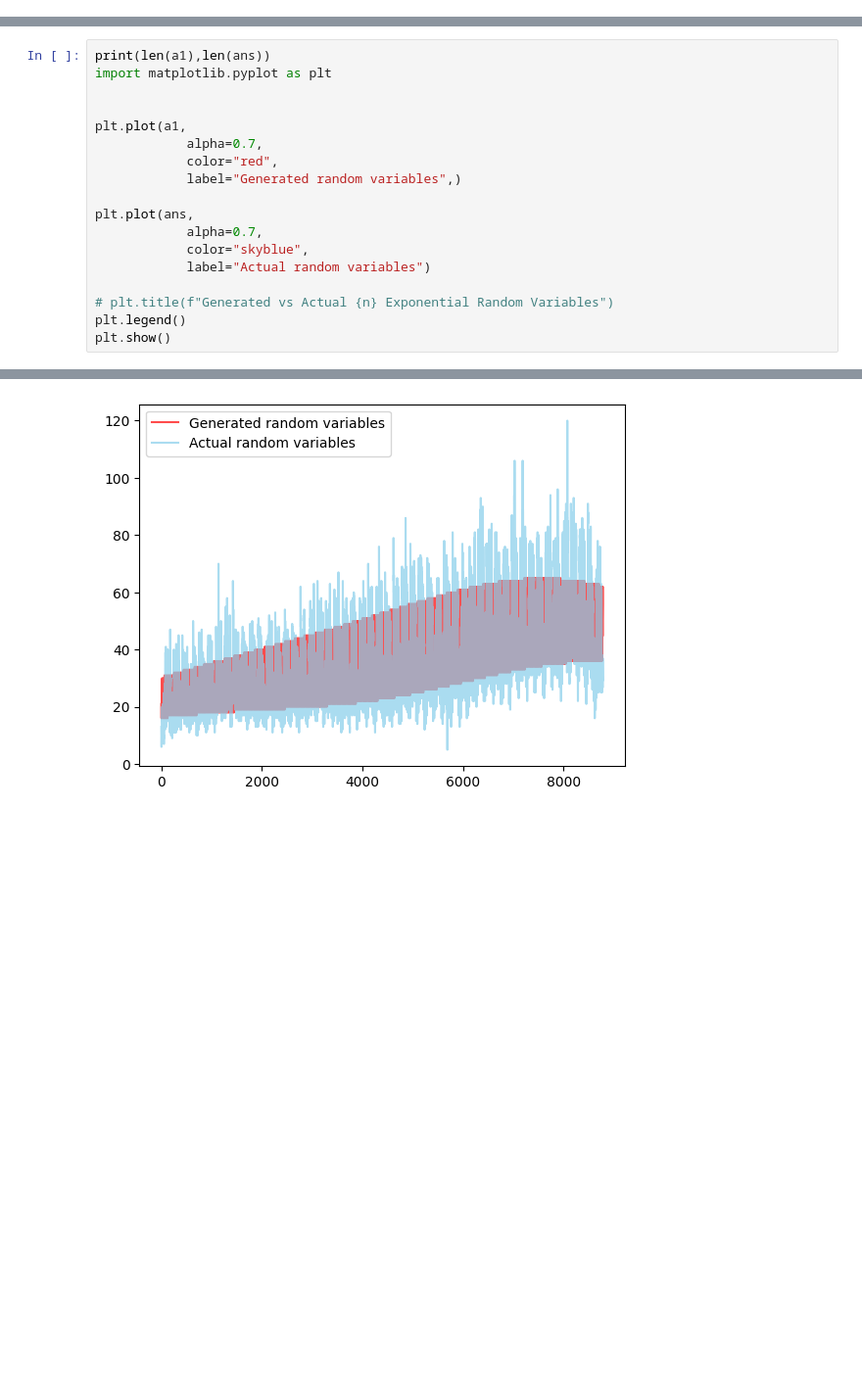
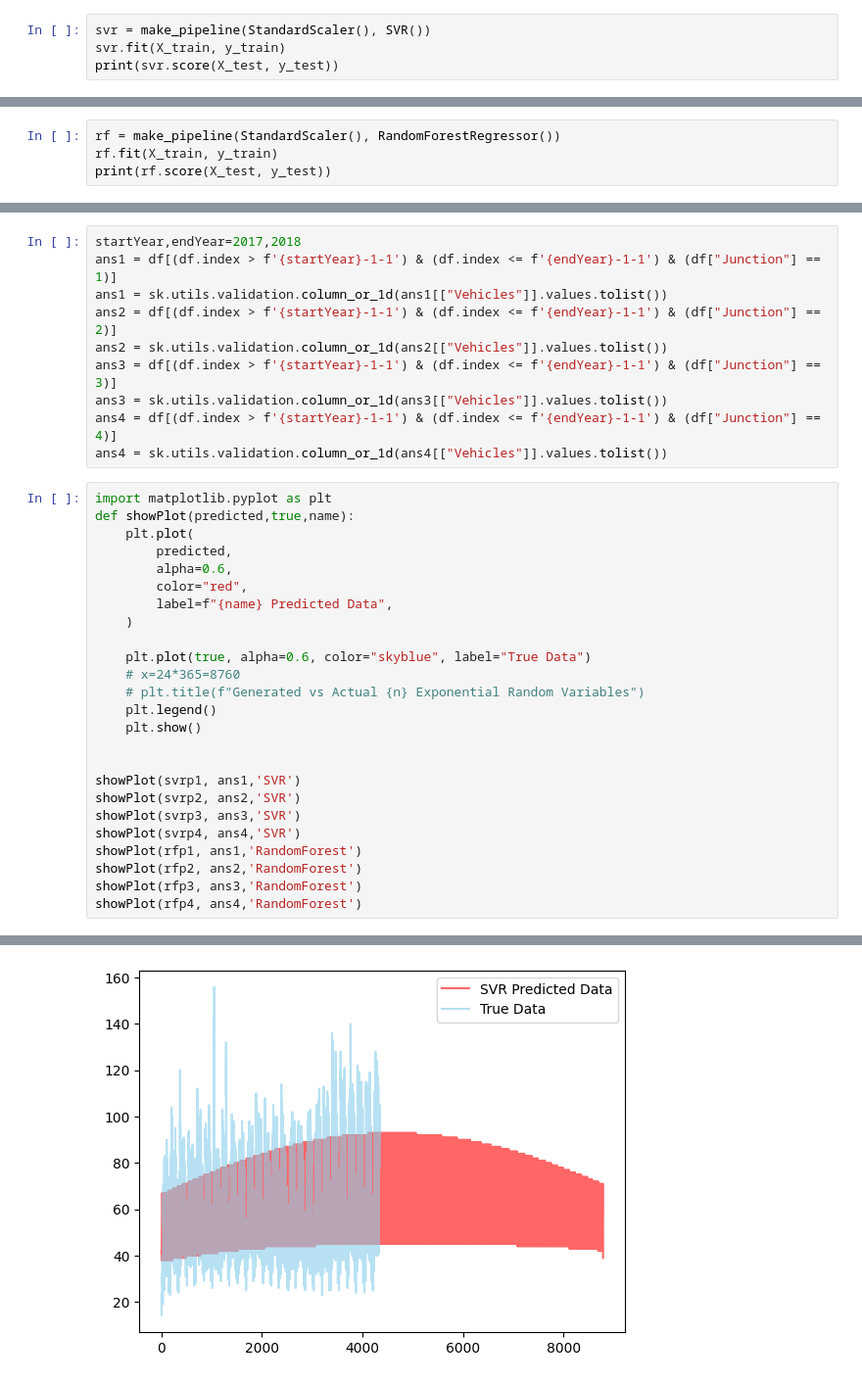
Before and after one commit to mehrshaad/Highway-Traffic-Prediction, a Jupyter notebook: main.ipynb, the cells around one changed output, grey strips where cells are left out. Shown at 98% size. Cells and saved outputs as stored; diff of their text form; blank space fills up the shorter version.

```diff
--- a/main.ipynb
+++ b/main.ipynb
@@ -104,0 +40,4 @@ print(clf.score(X_test, y_test))
+# %%
+svr = make_pipeline(StandardScaler(), SVR())
+svr.fit(X_train, y_train)
+print(svr.score(X_test, y_test))
@@ -104,0 +46,4 @@ print(clf.score(X_test, y_test))
+# %%
+rf = make_pipeline(StandardScaler(), RandomForestRegressor())
+rf.fit(X_train, y_train)
+print(rf.score(X_test, y_test))
@@ -137,19 +98,36 @@ a1 = [round(x) for x in a1]
+# %%
+startYear,endYear=2017,2018
+ans1 = df[(df.index > f'{startYear}-1-1') & (df.index <= f'{endYear}-1-1') & (df["Junction"] == 1)]
+ans1 = sk.utils.validation.column_or_1d(ans1[["Vehicles"]].values.tolist())
+ans2 = df[(df.index > f'{startYear}-1-1') & (df.index <= f'{endYear}-1-1') & (df["Junction"] == 2)]
+ans2 = sk.utils.validation.column_or_1d(ans2[["Vehicles"]].values.tolist())
+ans3 = df[(df.index > f'{startYear}-1-1') & (df.index <= f'{endYear}-1-1') & (df["Junction"] == 3)]
+ans3 = sk.utils.validation.column_or_1d(ans3[["Vehicles"]].values.tolist())
+ans4 = df[(df.index > f'{startYear}-1-1') & (df.index <= f'{endYear}-1-1') & (df["Junction"] == 4)]
+ans4 = sk.utils.validation.column_or_1d(ans4[["Vehicles"]].values.tolist())
 # %%
-print(len(a1),len(ans))
 import matplotlib.pyplot as plt
+def showPlot(predicted,true,name):
+    plt.plot(
+        predicted,
+        alpha=0.6,
+        color="red",
+        label=f"{name} Predicted Data",
+    )
+
+    plt.plot(true, alpha=0.6, color="skyblue", label="True Data")
+    # x=24*365=8760
+    # plt.title(f"Generated vs Actual {n} Exponential Random Variables")
+    plt.legend()
+    plt.show()
 
 
-plt.plot(a1,
-            alpha=0.7,
-            color="red",
-            label="Generated random variables",)
-
-plt.plot(ans,
-            alpha=0.7,
-            color="skyblue",
-            label="Actual random variables")
-
-# plt.title(f"Generated vs Actual {n} Exponential Random Variables")
-plt.legend()
-plt.show()
+showPlot(svrp1, ans1,'SVR')
+showPlot(svrp2, ans2,'SVR')
+showPlot(svrp3, ans3,'SVR')
+showPlot(svrp4, ans4,'SVR')
+showPlot(rfp1, ans1,'RandomForest')
+showPlot(rfp2, ans2,'RandomForest')
+showPlot(rfp3, ans3,'RandomForest')
+showPlot(rfp4, ans4,'RandomForest')
 # %% [output]
@@ -157 +134 @@ plt.show()
-[figure, old version]
+[figure, new version]
```
Also changed, not shown: parts of 17 cells of this notebook, 2 other files.
